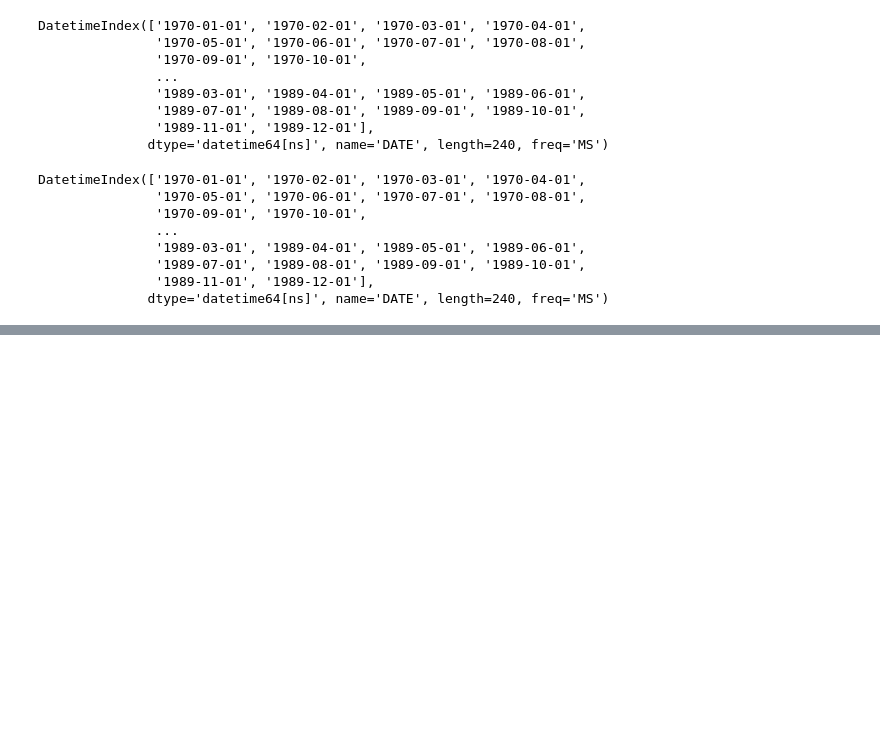
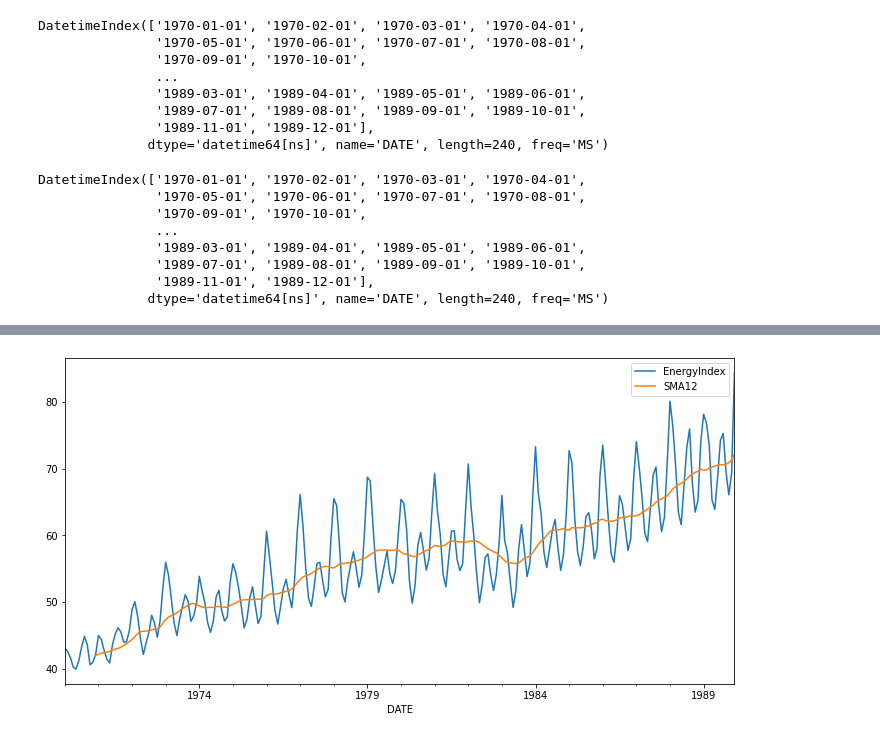
Before and after one commit to StevTobs/TimeSeries_Python, a Jupyter notebook: Time_Series_Analysis_with_Statsmodel.ipynb, the cells around one changed output, grey strips where cells are left out. Saved outputs shown, nothing was run; the diff lists cells and outputs as text; code cells hidden in the pictures; blank space fills up the shorter version.

```diff
--- a/Time_Series_Analysis_with_Statsmodel.ipynb
+++ b/Time_Series_Analysis_with_Statsmodel.ipynb
@@ -768,0 +784,6 @@ DatetimeIndex(['1970-01-01', '1970-02-01', '1970-03-01', '1970-04-01',
+# %%
+# DON'T WRITE HERE
+df['SMA12'] = df['EnergyIndex'].rolling(window=12).mean()
+df.plot(figsize=(12,6)).autoscale(axis='x',tight=True);
+# %% [output]
+[figure, added]
```
Also changed, not shown: parts of 19 cells of this notebook.
